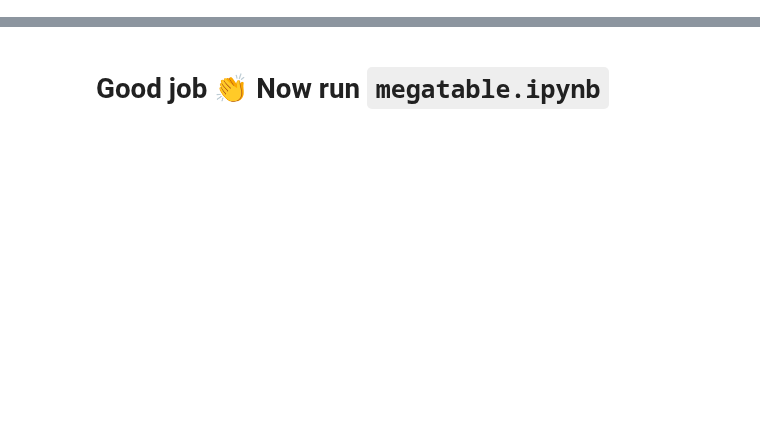
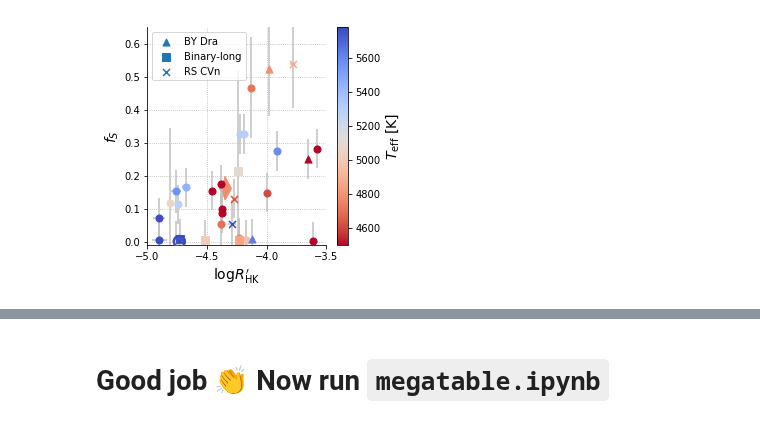
Before and after one commit to bmorris3/freckles, a Jupyter notebook: plot_results.ipynb, the cells around one changed output, grey strips where cells are left out. Drawn from its saved outputs; the diff is of its cells as text; code cells hidden in the pictures; blank space fills up the shorter version.

```diff
--- a/plot_results.ipynb
+++ b/plot_results.ipynb
@@ -248,0 +269,57 @@ sigmaDraconis   0.164474176124             29.0
+# %%
+#xerr = 0.14
+
+fig, ax = plt.subplots(figsize=(4, 4))
+
+for group, fmt, label in zip(joined_table_groups.groups, ['o', '^', 's', 'x'],
+                             [set(g['Type']).pop() for g in joined_table_groups.groups]):
+
+    for x, y, xerr, yerr, c in zip(group['R'], group['f_S'],
+                                   group['R_err'], [max([e, 0.06]) for e in group['f_S_err']],
+                                   group['Teff']):
+        ax.errorbar(x, y, xerr=xerr, yerr=yerr,
+                     fmt=',', ecolor='silver', label=None)
+
+        cbar = ax.scatter(x, y, marker=fmt,
+                          s=50, c=c, zorder=10, cmap=plt.cm.coolwarm_r,
+                          vmin=4500, vmax=5777, label=label)
+
+
+#     ax.errorbar(group['R'], group['f_S'],
+#                  xerr=group['R_err'], yerr=[max([e, 0.06]) for e in group['f_S_err']],
+#                  fmt=',', ecolor='silver', label=None)
+
+#     cbar = ax.scatter(group['R'], group['f_S'], marker=fmt,
+#                       s=50, c=group['Teff'], zorder=10, cmap=plt.cm.coolwarm_r,
+#                       vmin=4500, vmax=5777, label=label)
+
+cax = plt.colorbar(cbar, ax=ax)
+cax.set_label('$T_\mathrm{eff}$ [K]', fontsize=14)
+
+hat11_color = cax.to_rgba(4780) #1.2787)
+sun_color = cax.to_rgba(5777) #0.817)
+ax.scatter(-4.74, 0.003, marker='$\odot$', s=200, color=sun_color, zorder=10)
+# ax.scatter(-4.35, 0.05, marker='s', s=200, color=hat11_color, zorder=-10)
+
+ax.errorbar(-4.35, 0.16186191295635663, 0.036, fmt='d', ms=15, color=hat11_color, zorder=-10)
+
+# ax.legend(loc='upper left')
+
+from collections import OrderedDict
+import matplotlib.pyplot as plt
+
+handles, labels = ax.get_legend_handles_labels()
+by_label = OrderedDict(zip(labels, handles))
+plt.legend(by_label.values(), by_label.keys(), loc='upper left')
+
+ax.set(xlim=[-5.,-3.5], ylim=[-0.01, 0.65])
+ax.set_xlabel('$\log R^\prime_\mathrm{HK}$', fontsize=14)
+ax.set_ylabel('$f_S$', fontsize=14)
+for s in ['right', 'top']:
+    ax.spines[s].set_visible(False)
+
+ax.grid(ls=':')
+fig.savefig('paper_plots/fs_rprime.pdf', bbox_inches='tight')
+fig.savefig('/Users/bmmorris/Dropbox/Apps/ShareLaTeX/freckles/fs_rprime.pdf', bbox_inches='tight')
+# %% [output]
+[figure, added]
```
Also changed, not shown: parts of 14 cells of this notebook, 2 other files.
